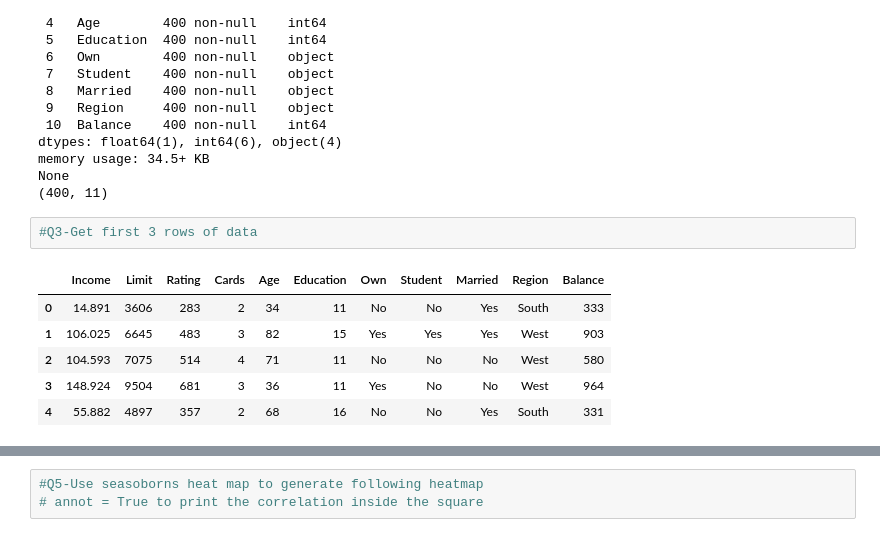
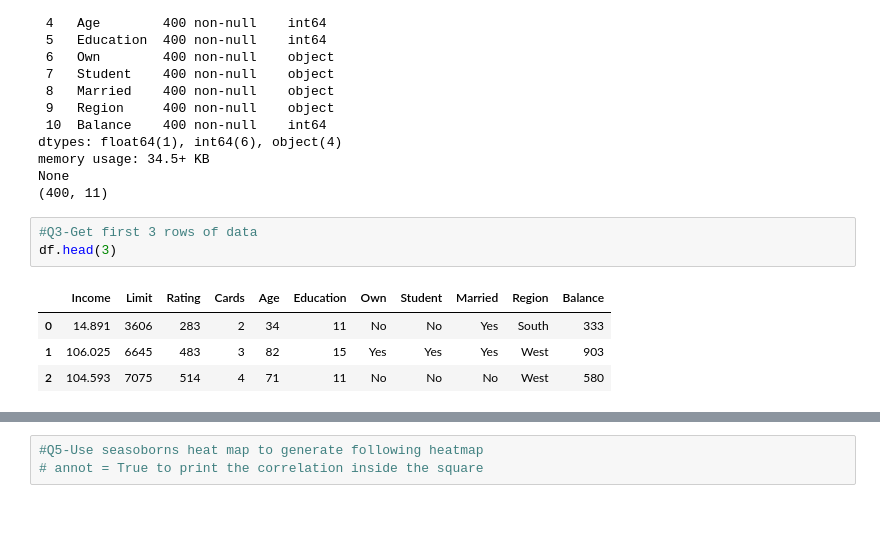
Before and after one commit to taranakasamanli/DataScience, a Jupyter notebook: Homework2.ipynb, the cells around one changed output, grey strips where cells are left out. Cells and saved outputs as stored; diff of their text form.

```diff
--- a/Homework2.ipynb
+++ b/Homework2.ipynb
@@ -35,12 +35,11 @@ None
 (400, 11)
 # %%
 #Q3-Get first 3 rows of data
+df.head(3)
 # %% [output]
 |  | Income | Limit | Rating | Cards | Age | Education | Own | Student | Married | Region | Balance |
 | 0 | 14.891 | 3606 | 283 | 2 | 34 | 11 | No | No | Yes | South | 333 |
 | 1 | 106.025 | 6645 | 483 | 3 | 82 | 15 | Yes | Yes | Yes | West | 903 |
 | 2 | 104.593 | 7075 | 514 | 4 | 71 | 11 | No | No | No | West | 580 |
-| 3 | 148.924 | 9504 | 681 | 3 | 36 | 11 | Yes | No | No | West | 964 |
-| 4 | 55.882 | 4897 | 357 | 2 | 68 | 16 | No | No | Yes | South | 331 |
 # %%
 #Q4-Get descriptive statistics of data
```
Also changed, not shown: parts of 1 cell of this notebook.
